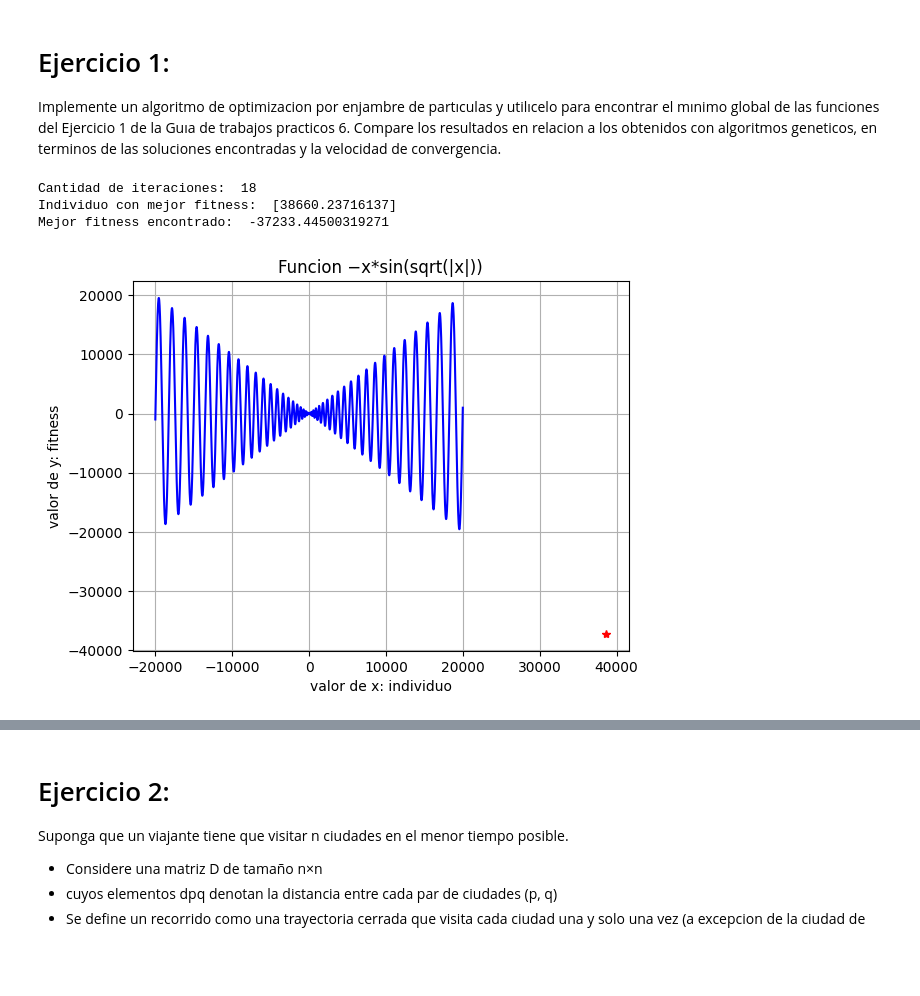
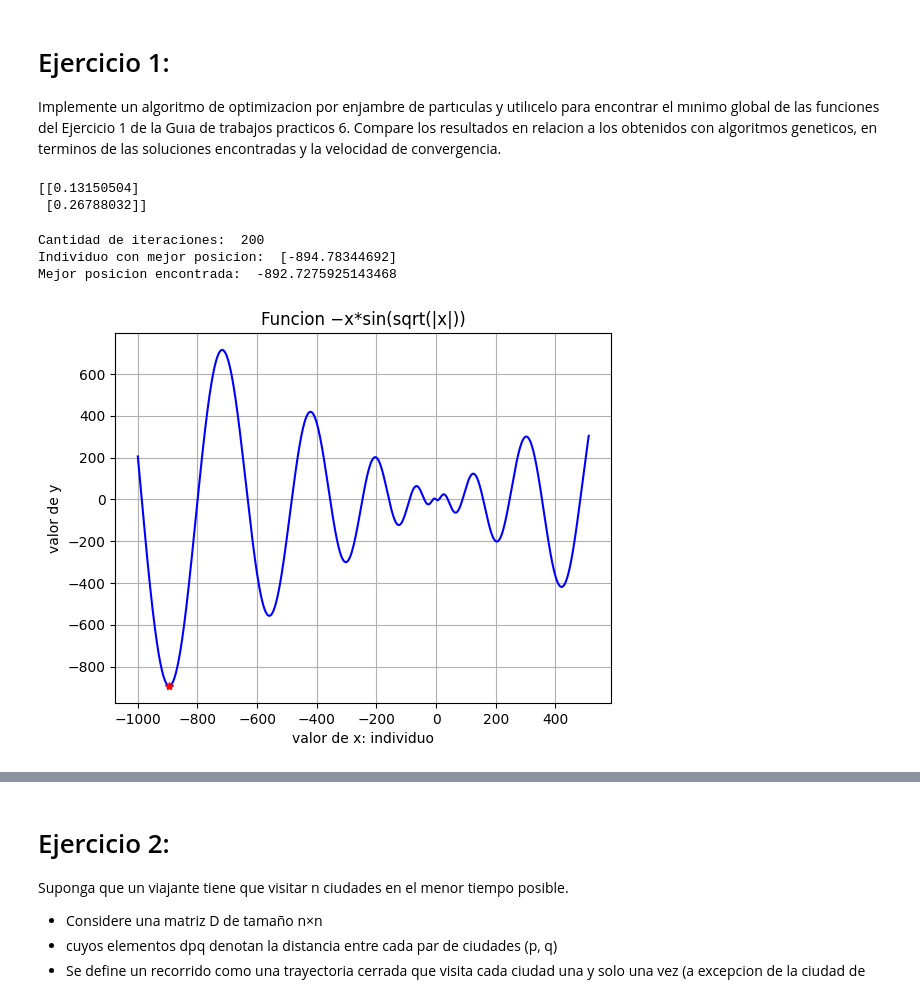
Before and after one commit to aguusandy/ic_2023, a Jupyter notebook: inteligencia_guia7.ipynb, the cells around one changed output, grey strips where cells are left out. Drawn from its saved outputs; the diff is of its cells as text; code cells hidden in the pictures; blank space fills up the shorter version.

```diff
--- a/inteligencia_guia7.ipynb
+++ b/inteligencia_guia7.ipynb
@@ -10,6 +10,11 @@ Compare los resultados en relacion a los obtenidos con algoritmos geneticos, en
 # %%
 import numpy as np
 import matplotlib.pyplot as plt
+# %%
+print(np.random.rand(2,1))
+# %% [output]
+[[0.13150504]
+ [0.26788032]]
 # %%
 def f1(x):
   x = x[0]
@@ -18,49 +23,54 @@ def f2(v):
   x=v[0]; y=v[1]
   return ((x**2 + y**2)**(0.25))*( np.sin(50*((x**2 + y**2)**(0.1)))**2 + 1)
 # %%
-def enjambre(particulas,f,c1,c2,minimo_buscado,iter_max):
+def enjambre(particulas,f,c1,c2,minimo_buscado,iter_max,max,min):
     cantidad_particulas,dimensiones =particulas.shape
     particulas_mejor_posicion_individual = particulas
     mejor_posicion_global = particulas[0]
-    velocidad_particulas = (np.random.rand(cantidad_particulas,dimensiones)-0.5)
+    # velocidad_particulas = (np.random.rand(cantidad_particulas,dimensiones)-0.5)
+    velocidad_particulas = np.zeros((cantidad_particulas,dimensiones))
     iter = 0
-    while(f(mejor_posicion_global)>minimo_buscado  and iter != iter_max):
+    while(iter != iter_max):
         for i in np.arange(0,cantidad_particulas):
             if (f(particulas[i])<f(particulas_mejor_posicion_individual[i])):
-                particulas_mejor_posicion_individual[i] = particulas[i]
+                particulas_mejor_posicion_individual[i] = particulas[i].copy()
             if (f(particulas_mejor_posicion_individual[i])<f(mejor_posicion_global)):
-                mejor_posicion_global = particulas_mejor_posicion_individual[i]
+                mejor_posicion_global = particulas_mejor_posicion_individual[i].copy()
         for i in np.arange(cantidad_particulas):
             for j in np.arange(dimensiones):
                 r = np.random.rand(2)
                 velocidad_particulas[i][j]+= c1*r[0]*(particulas_mejor_posicion_individual[i][j]-particulas[i][j]) + c2*r[1]*(mejor_posicion_global[j]-particulas[i][j])
-                particulas[i] += velocidad_particulas[i][j]
+                particulas[i][j] += velocidad_particulas[i][j]
+                if(particulas[i][j]>max[j]):
+                  particulas[i][j]=max[j]
+                elif (particulas[i][j]<min[j]):
+                 particulas[i][j]=min[j]
         iter +=1
     return mejor_posicion_global,iter
 # %%
-cantidad_particulas = 200
+cantidad_particulas = 20
 dimensiones = 1
-minimo_buscado = -10000
-particulas = (np.random.rand(cantidad_particulas,dimensiones)*500 - 250)
-c1 = 0.5 ; c2= 0.5 ; iter_max = 500
-mejor_posicion_global,iter = enjambre(particulas,f1,c1,c2,minimo_buscado,iter_max)
+minimo_buscado = -400
+particulas = (np.random.rand(cantidad_particulas,dimensiones)*500) - 500
+c1 = 0.01 ; c2= 0.01 ; iter_max = 200
+mejor_posicion_global,iter = enjambre(particulas,f1,c1,c2,minimo_buscado,iter_max,[512],[-1000])
 # %%
 print('Cantidad de iteraciones: ',iter)
-print('Individuo con mejor fitness: ',mejor_posicion_global)
-print('Mejor fitness encontrado: ',f1(mejor_posicion_global))
-x = np.linspace(-20000, 20000,num=10000)
+print('Individuo con mejor posicion: ',mejor_posicion_global)
+print('Mejor posicion encontrada: ',f1(mejor_posicion_global))
+x = np.linspace(-1000, 512,num=2000)
 y = f1([x])
 plt.plot(x,y,'b-')
 plt.plot(mejor_posicion_global,f1(mejor_posicion_global),'*r')
 plt.title('Funcion −x*sin(sqrt(|x|))')
 plt.xlabel('valor de x: individuo')
-plt.ylabel('valor de y: fitness')
+plt.ylabel('valor de y')
 plt.grid() ;plt.show()
 # %% [output]
-Cantidad de iteraciones:  18
-Individuo con mejor fitness:  [38660.23716137]
-Mejor fitness encontrado:  -37233.44500319271
+Cantidad de iteraciones:  200
+Individuo con mejor posicion:  [-894.78344692]
+Mejor posicion encontrada:  -892.7275925143468
-[figure, old version]
+[figure, new version]
 # %%
 cantidad_particulas = 200
 dimensiones = 2
```
Also changed, not shown: parts of 13 cells of this notebook.
